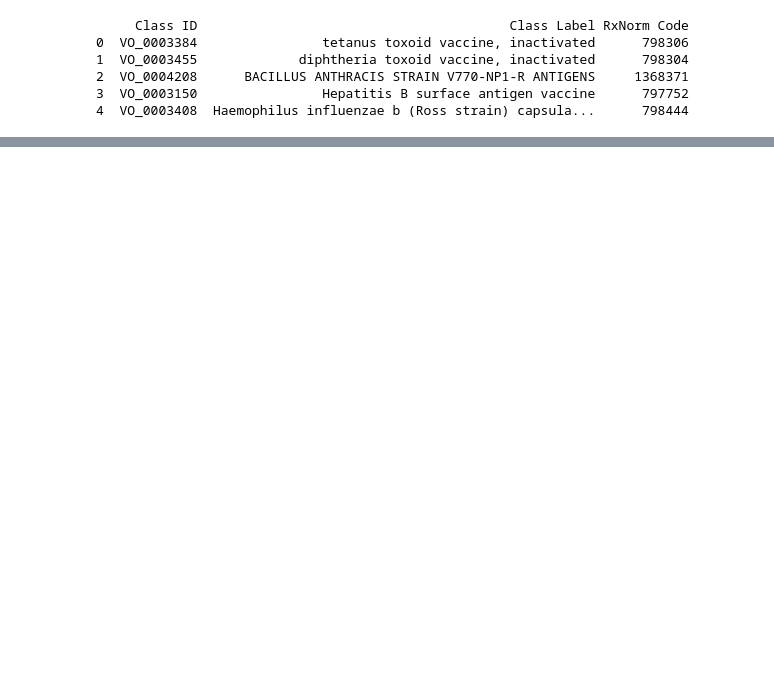
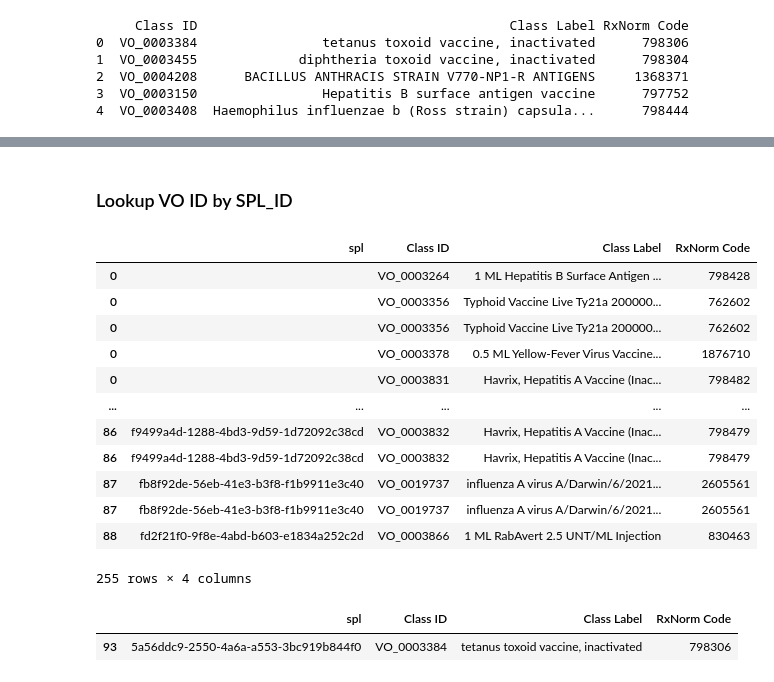
Before and after one commit to warren-manuel/spl-mapper, a Jupyter notebook: notebooks/dev/04_21_CI_Map_VO_Feasibility.ipynb, the cells around one changed output, grey strips where cells are left out. Cells and saved outputs as stored; diff of their text form; code cells hidden in the pictures; blank space fills up the shorter version.

```diff
--- a/notebooks/dev/04_21_CI_Map_VO_Feasibility.ipynb
+++ b/notebooks/dev/04_21_CI_Map_VO_Feasibility.ipynb
@@ -66,6 +194,39 @@ df
 | 2058 | VO_0021178 | 0.5 ML SARS-CoV-2 (COVID-19) vacc... | 2664822 | [] |
 | 2059 | VO_0021179 | 0.5 ML SARS-CoV-2 (COVID-19) vacc... | 2664817 | [] |
 2060 rows × 4 columns
+# %% [markdown]
+### Lookup VO ID by SPL_ID
+# %%
+reverse_lookup_agg = (
+    df[df['spl'].map(len) > 0]
+    .explode('spl')
+    .groupby('spl')[['Class ID', 'Class Label', 'RxNorm Code']]
+    .agg(list)
+    .to_dict(orient='index')
+)
+reverse_lookup_agg_df = pd.DataFrame.from_dict(reverse_lookup_agg , orient='index').reset_index()
+reverse_lookup_agg_df = reverse_lookup_agg_df.rename(columns={'index': 'spl'})
+reverse_lookup_agg_df = reverse_lookup_agg_df.explode(list(reverse_lookup_agg_df.columns.difference(['spl'])))
+reverse_lookup_agg_df
+# %% [output]
+|  | spl | Class ID | Class Label | RxNorm Code |
+| 0 |  | VO_0003264 | 1 ML Hepatitis B Surface Antigen ... | 798428 |
+| 0 |  | VO_0003356 | Typhoid Vaccine Live Ty21a 200000... | 762602 |
+| 0 |  | VO_0003356 | Typhoid Vaccine Live Ty21a 200000... | 762602 |
+| 0 |  | VO_0003378 | 0.5 ML Yellow-Fever Virus Vaccine... | 1876710 |
+| 0 |  | VO_0003831 | Havrix, Hepatitis A Vaccine (Inac... | 798482 |
+| ... | ... | ... | ... | ... |
+| 86 | f9499a4d-1288-4bd3-9d59-1d72092c38cd | VO_0003832 | Havrix, Hepatitis A Vaccine (Inac... | 798479 |
+| 86 | f9499a4d-1288-4bd3-9d59-1d72092c38cd | VO_0003832 | Havrix, Hepatitis A Vaccine (Inac... | 798479 |
+| 87 | fb8f92de-56eb-41e3-b3f8-f1b9911e3c40 | VO_0019737 | influenza A virus A/Darwin/6/2021... | 2605561 |
+| 87 | fb8f92de-56eb-41e3-b3f8-f1b9911e3c40 | VO_0019737 | influenza A virus A/Darwin/6/2021... | 2605561 |
+| 88 | fd2f21f0-9f8e-4abd-b603-e1834a252c2d | VO_0003866 | 1 ML RabAvert 2.5 UNT/ML Injection | 830463 |
+255 rows × 4 columns
+# %%
+reverse_lookup_agg_df[reverse_lookup_agg_df['spl'] == '5a56ddc9-2550-4a6a-a553-3bc919b844f0']
+# %% [output]
+|  | spl | Class ID | Class Label | RxNorm Code |
+| 93 | 5a56ddc9-2550-4a6a-a553-3bc919b844f0 | VO_0003384 | tetanus toxoid vaccine, inactivated | 798306 |
 # %%
 reverse_lookup = df[df['spl'].map(len) > 0].explode('spl').set_index('spl')['RxNorm Code'].to_dict()
 # %%
```
Also changed, not shown: parts of 37 cells of this notebook, 37 other files.
